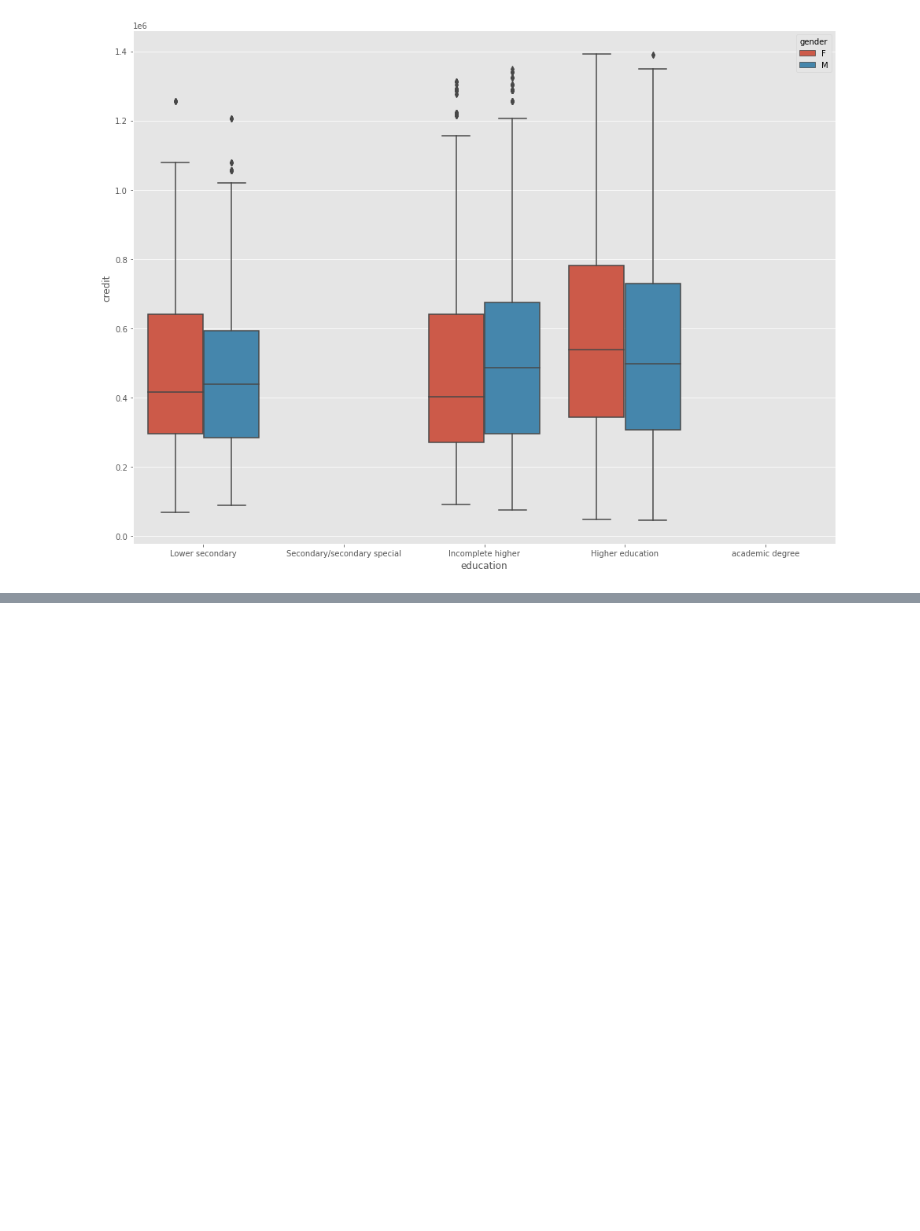
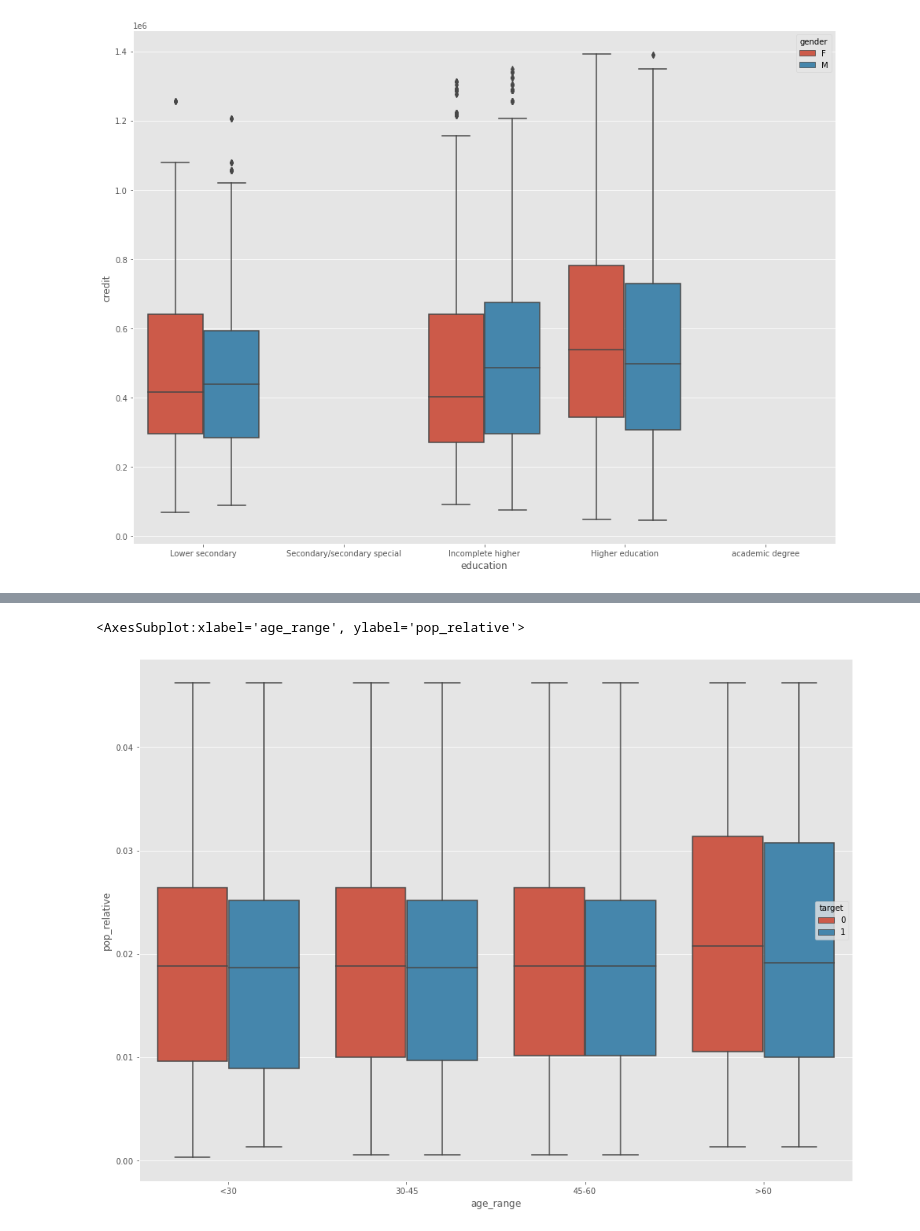
Before and after one commit to LenaChretien/Credit-Card-Fraud, a Jupyter notebook: General Data exploration.ipynb, the cells around one changed output, grey strips where cells are left out. Cells and saved outputs as stored; diff of their text form; code cells hidden in the pictures; blank space fills up the shorter version.

```diff
--- a/General Data exploration.ipynb
+++ b/General Data exploration.ipynb
@@ -758,0 +719,8 @@ AttributeError: 'DataFrameGroupBy' object has no attribute 'shape'
+# %%
+plt.figure(figsize = (16,12))
+
+sns.boxplot(data = app, x = 'age_range', y = 'pop_relative', hue = 'target',\
+            order = ['<30','30-45','45-60','>60'])
+# %% [output]
+<AxesSubplot:xlabel='age_range', ylabel='pop_relative'>
+[figure, added]
```
Also changed, not shown: parts of 92 cells of this notebook.
